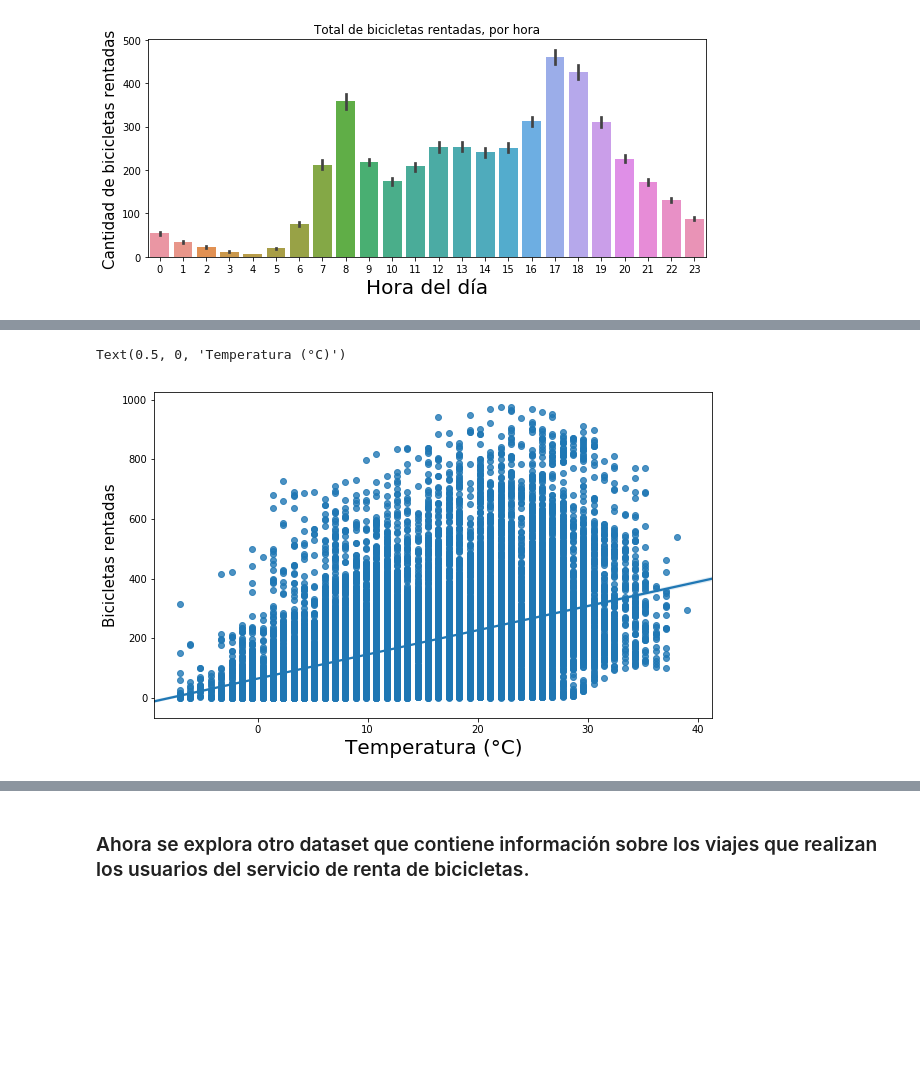
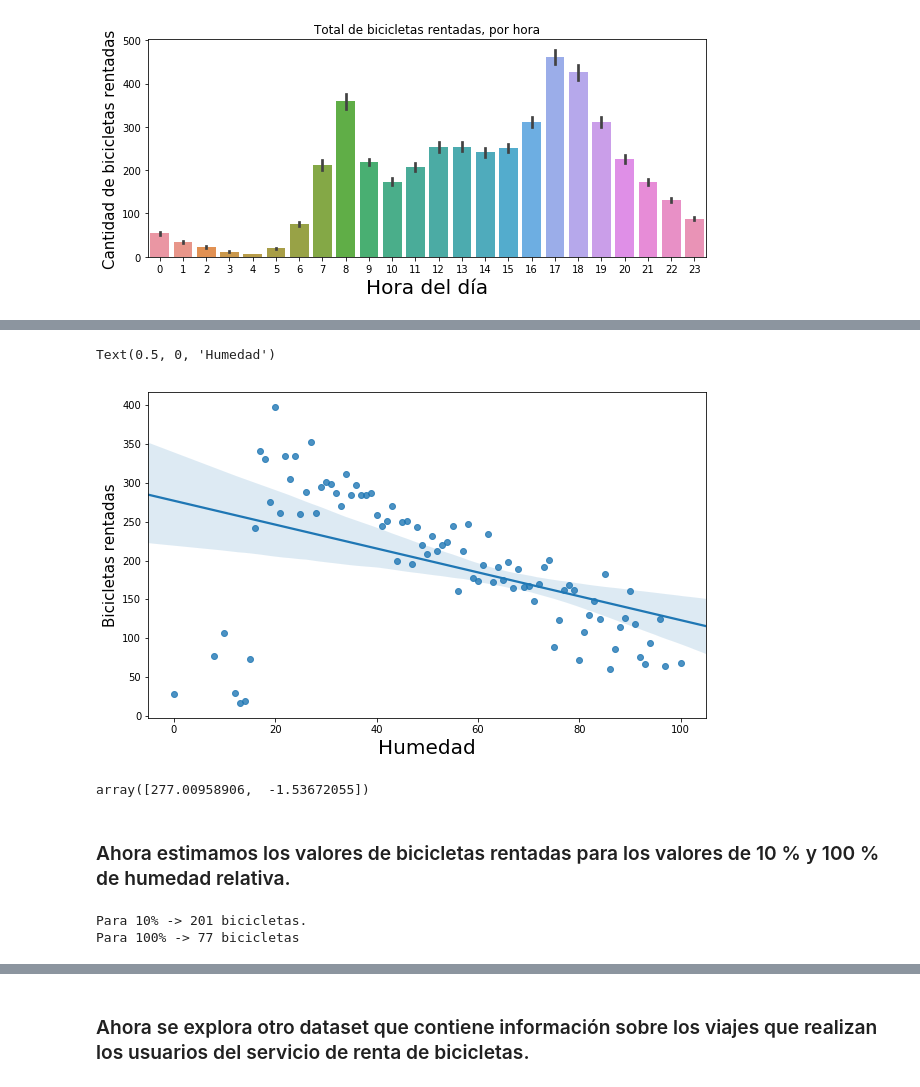
Before and after one commit to Miguelrom/LibretasML, a Jupyter notebook: Proyecto_1/Bike share dataset.ipynb, the cells around one changed output, grey strips where cells are left out. Drawn from its saved outputs; the diff is of its cells as text; code cells hidden in the pictures; blank space fills up the shorter version.

```diff
--- a/Proyecto_1/Bike share dataset.ipynb
+++ b/Proyecto_1/Bike share dataset.ipynb
@@ -223,0 +267,3 @@ A continuación se muestran tres gráficas que relacionan variables del estado d
+# %%
+unique_hum = bikes_hour_copy['hum'].unique()
+unique_hum
@@ -224,9 +280,31 @@ A continuación se muestran tres gráficas que relacionan variables del estado d
+# %%
+cnt_promedio = []
+for hum in unique_hum:
+    cnt_promedio.append( bikes_hour['cnt'][ bikes_hour_copy['hum'] == hum ].mean() )
+
+cnt_por_hum = pd.Series(cnt_promedio)
 # %%
 plt.figure(figsize=(10,6))
-#sns.regplot(x=bikes_hour_copy['temp'], y=bikes_hour_copy['cnt'])
-sns.regplot(x=bikes_hour_copy['temp'], y=bikes_hour_copy['cnt'])
+#sns.regplot(x=bikes_hour_copy['hum'], y=bikes_hour_copy['cnt'])
+sns.regplot(x=unique_hum, y=cnt_por_hum)
 plt.ylabel('Bicicletas rentadas', fontsize=15)
-plt.xlabel('Temperatura (°C)', fontsize=20)
+plt.xlabel('Humedad', fontsize=20)
 # %% [output]
-Text(0.5, 0, 'Temperatura (°C)')
+Text(0.5, 0, 'Humedad')
-[figure, old version]
+[figure, new version]
+# %%
+x = np.c_[np.ones_like(unique_hum), unique_hum]
+theta_n = ecuacion_normal(x, cnt_por_hum)
+theta_n
+# %% [output]
+array([277.00958906,  -1.53672055])
+# %% [markdown]
+### Ahora estimamos los valores de bicicletas rentadas para los valores de 10 % y 100 % de humedad relativa.
+# %%
+x_estimar = np.array([10,100]).reshape(-1,1)
+x_aux = np.c_[np.ones_like(x_estimar), x_estimar]
+y_estimado = x_aux @ theta_n
+print("Para 10%% -> %i bicicletas.\nPara 100%% -> %i bicicletas"  %(y_estimado[0], y_estimado[1]))
+# %% [output]
+Para 10% -> 201 bicicletas.
+Para 100% -> 77 bicicletas
```
Also changed, not shown: parts of 41 cells of this notebook.
